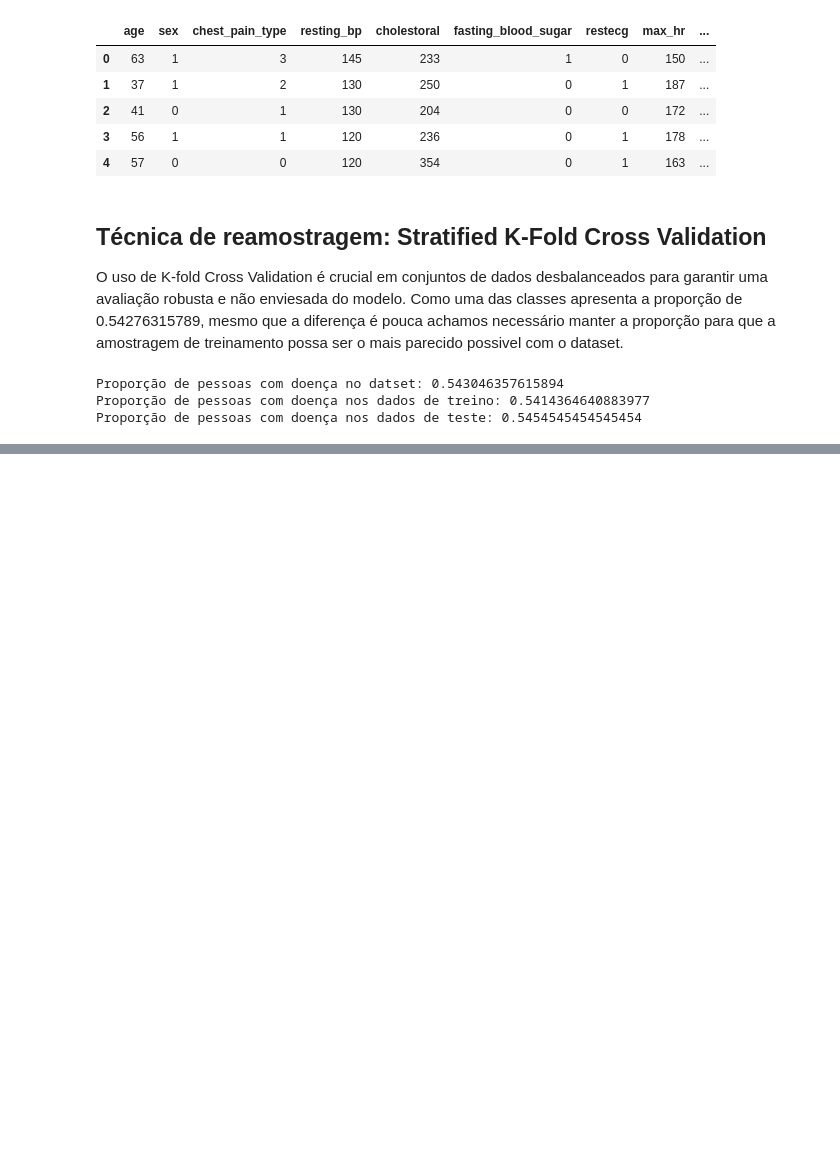
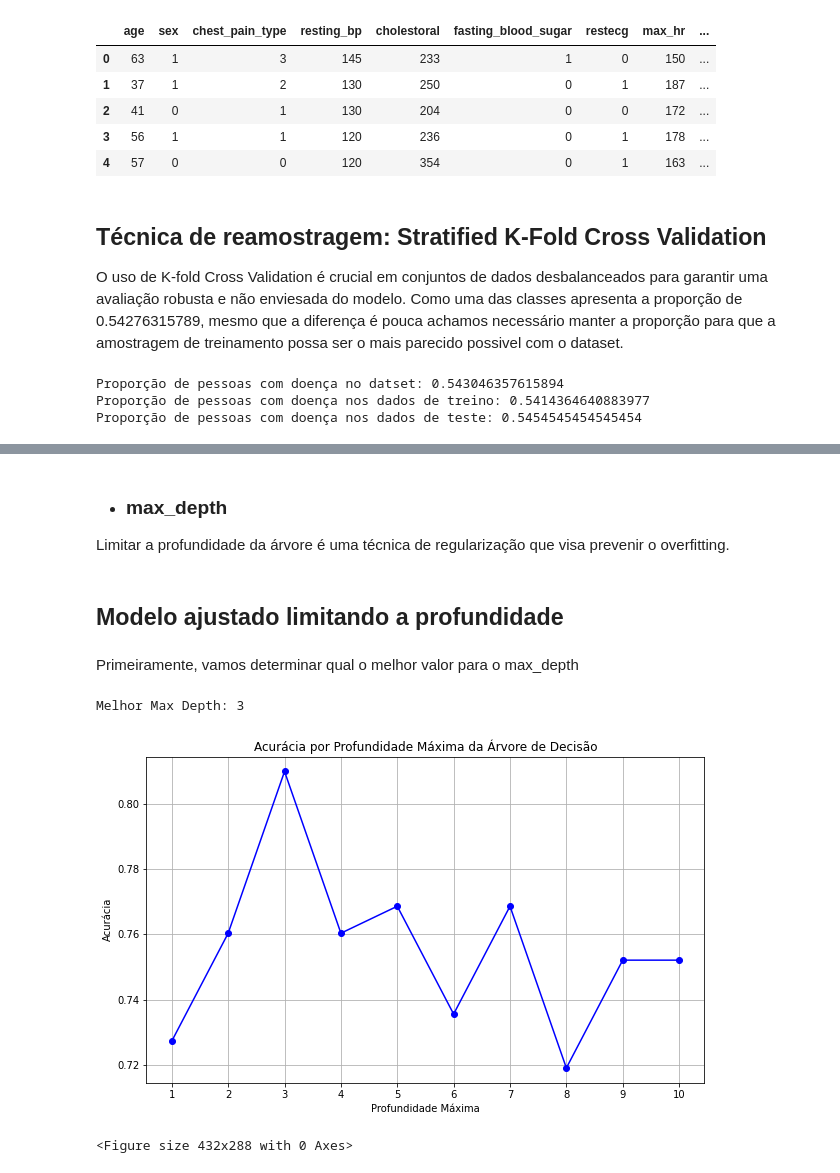
Before and after one commit to matheusbs8/Trabalho-final-IML, a Jupyter notebook: modelos/arvore_de_decisao/arvore_decisao.ipynb, the cells around one changed output, grey strips where cells are left out. Saved outputs shown, nothing was run; the diff lists cells and outputs as text; code cells hidden in the pictures; blank space fills up the shorter version.

```diff
--- a/modelos/arvore_de_decisao/arvore_decisao.ipynb
+++ b/modelos/arvore_de_decisao/arvore_decisao.ipynb
@@ -158,0 +100,42 @@ plot_confusion_matrix(y_test, y_test_pred, 'Matriz de Confusão - Dados de Teste
+# %% [markdown]
+- ### max_depth
+Limitar a profundidade da árvore é uma técnica de regularização que visa prevenir o overfitting.
+# %% [markdown]
+## Modelo ajustado limitando a profundidade
+# %% [markdown]
+Primeiramente, vamos determinar qual o melhor valor para o max_depth
+# %%
+
+
+
+melhor_max_depth = 0
+melhor_accuracy = 0
+acuracias = []
+
+for max_depth in range(1, 11):
+    clf = DecisionTreeClassifier(criterion='entropy', random_state=958, max_depth=max_depth)
+    clf.fit(X_train, y_train)
+    y_test_pred = clf.predict(X_test)
+    accuracy = accuracy_score(y_test, y_test_pred)
+    acuracias.append(accuracy)
+
+    if accuracy > melhor_accuracy:
+        melhor_accuracy = accuracy
+        melhor_max_depth = max_depth
+
+print(f'Melhor Max Depth: {melhor_max_depth}')
+
+# Plotar as acurácias
+plt.figure(figsize=(10, 6))
+plt.plot(range(1, 11), acuracias, marker='o', linestyle='-', color='b')
+plt.title('Acurácia por Profundidade Máxima da Árvore de Decisão')
+plt.xlabel('Profundidade Máxima')
+plt.ylabel('Acurácia')
+plt.xticks(range(1, 11))
+plt.grid(True)
+plt.show()
+plt.savefig('acuracia_por_profundidade_maxima.png')
+# %% [output]
+Melhor Max Depth: 3
+[figure, added]
+<Figure size 432x288 with 0 Axes>
```
Also changed, not shown: parts of 12 cells of this notebook, 21 other files.
